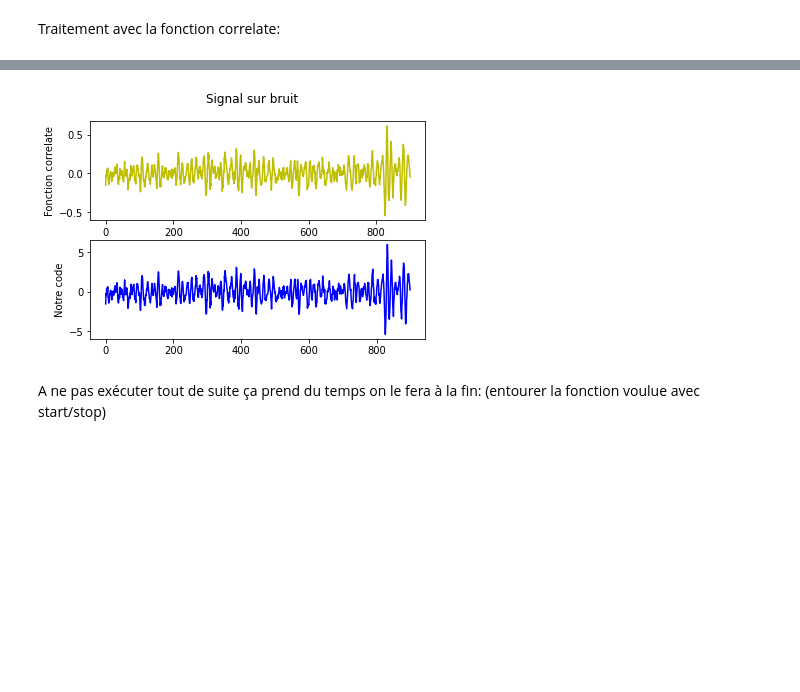
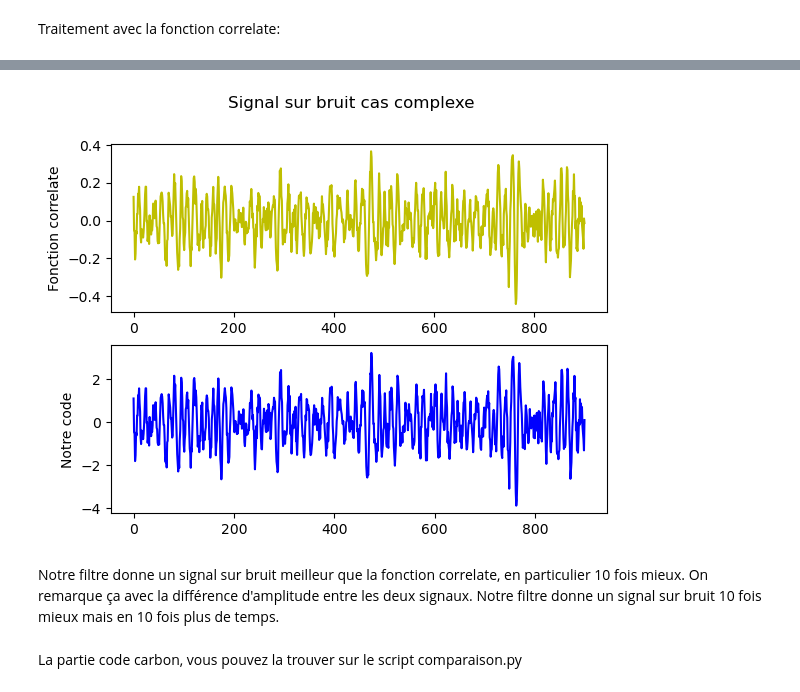
Before and after one commit to Ovive57/M2_filtrage, a Jupyter notebook: Comparaison des outils développés avec des librairies dédiées.ipynb, the cells around one changed output, grey strips where cells are left out. Drawn from its saved outputs; the diff is of its cells as text; code cells hidden in the pictures; blank space fills up the shorter version.

```diff
--- a/Comparaison des outils développés avec des librairies dédiées.ipynb
+++ b/Comparaison des outils développés avec des librairies dédiées.ipynb
@@ -194,7 +203,7 @@ amp_init_model = 1
 signal_model = sinusoidal(temps1, amp_init_model, puls_init)
 
 # Inverse covariance
-cov, Cn = covariance(dens, temps)
+cov, Cn = covariance(dens, temps1)
 
 # Filtre
 filtre = np.dot(cov, signal_model)
@@ -209,9 +218,9 @@ prodat = cross(filtre, signal_bruit)
 #Bruit
 bruit_filtre, devbr = bruitfiltre(dens,filtre)
 
-SNR = prodat/devbr
+SNR_3 = prodat/devbr
 
-plt.plot(SNR)
+plt.plot(SNR_3)
 plt.title("Rapport signal sur bruit (SNR)")
 plt.show()
 
@@ -235,9 +244,9 @@ prodat_2 = correlate(signal_bruit, filtre, mode='valid')
 prodbruit_2 = correlate(dens, filtre, mode='valid')
 
 devbr_2 = np.std(prodbruit_2)
-SNR_2 = prodat_2/devbr_2
+SNR_4 = prodat_2/devbr_2
 
-plt.plot(SNR_2)
+plt.plot(SNR_4)
 plt.title("Rapport signal sur bruit (SNR)")
 plt.show()
 
@@ -250,16 +261,13 @@ print(t_2)
 # %%
 fig, (ax1, ax2) = plt.subplots(2, 1)
-fig.suptitle('Signal sur bruit')
+fig.suptitle('Signal sur bruit cas complexe')
 
-ax1.plot(SNR_2, 'y')
+ax1.plot(SNR_4, 'y')
 ax1.set_ylabel('Fonction correlate')
 
-ax2.plot(SNR, 'b')
+ax2.plot(SNR_3, 'b')
 ax2.set_ylabel('Notre code')
 
 plt.show()
 # %% [output]
-[figure, old version]
+[figure, new version]
-# %% [markdown]
-A ne pas exécuter tout de suite ça prend du temps on le fera à la fin:
-(entourer la fonction voulue avec start/stop)
@@ -272,0 +274,5 @@ tracker.stop()
+# %% [markdown]
+Notre filtre donne un signal sur bruit meilleur que la fonction correlate, en particulier 10 fois mieux. On remarque ça avec la différence d'amplitude entre les deux signaux.
+Notre filtre donne un signal sur bruit 10 fois mieux mais en 10 fois plus de temps.
+# %% [markdown]
+La partie code carbon, vous pouvez la trouver sur le script comparaison.py
```
Also changed, not shown: parts of 10 cells of this notebook, 2 other files.
